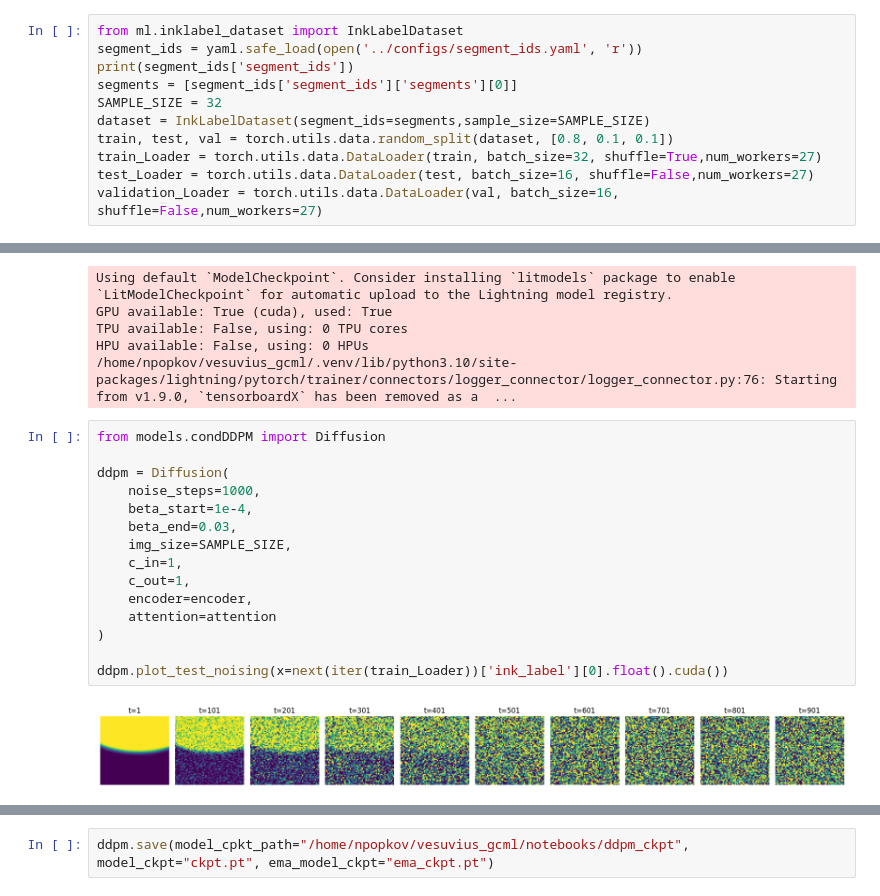
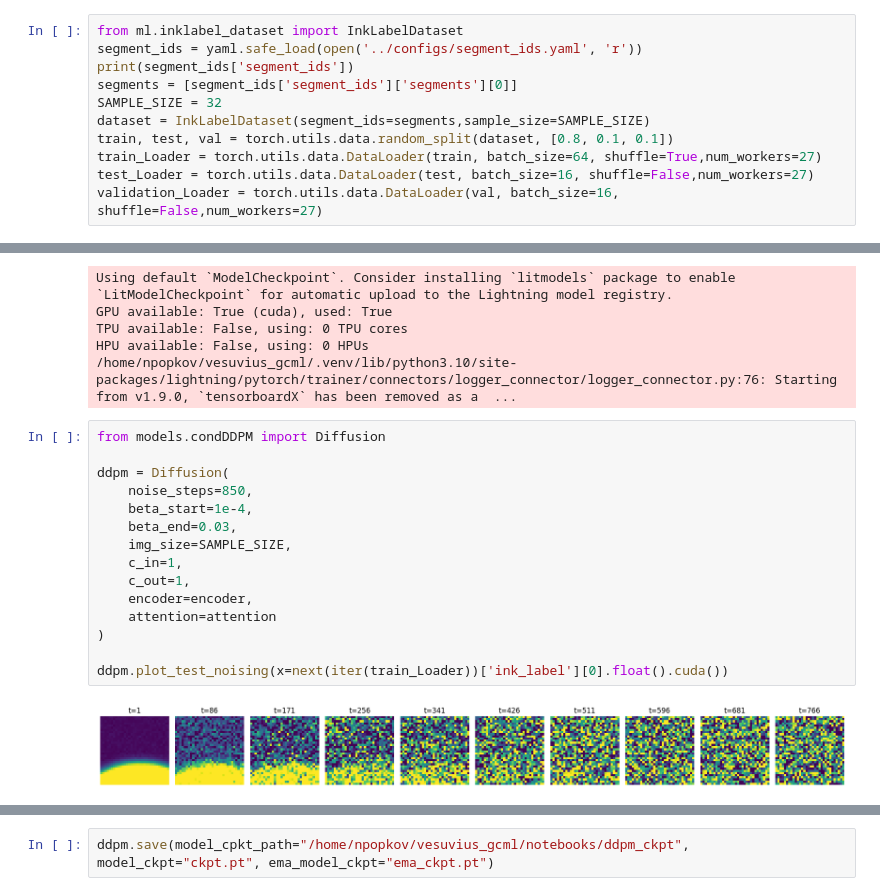
Before and after one commit to naiikaa/grandchallenges_vesuvius, a Jupyter notebook: notebooks/conditional_ddpm_with_ae.ipynb, the cells around one changed output, grey strips where cells are left out. Saved outputs shown, nothing was run; the diff lists cells and outputs as text.

```diff
--- a/notebooks/conditional_ddpm_with_ae.ipynb
+++ b/notebooks/conditional_ddpm_with_ae.ipynb
@@ -30,7 +30,7 @@ segments = [segment_ids['segment_ids']['segments'][0]]
 SAMPLE_SIZE = 32
 dataset = InkLabelDataset(segment_ids=segments,sample_size=SAMPLE_SIZE)
 train, test, val = torch.utils.data.random_split(dataset, [0.8, 0.1, 0.1])
-train_Loader = torch.utils.data.DataLoader(train, batch_size=32, shuffle=True,num_workers=27)
+train_Loader = torch.utils.data.DataLoader(train, batch_size=64, shuffle=True,num_workers=27)
 test_Loader = torch.utils.data.DataLoader(test, batch_size=16, shuffle=False,num_workers=27)
 validation_Loader = torch.utils.data.DataLoader(val, batch_size=16, shuffle=False,num_workers=27)
 # %% [output]
@@ -47,20 +50,20 @@ HPU available: False, using: 0 HPUs
 # %%
 from models.condDDPM import Diffusion
 
 ddpm = Diffusion(
-    noise_steps=1000,
+    noise_steps=850,
     beta_start=1e-4,
     beta_end=0.03,
     img_size=SAMPLE_SIZE,
     c_in=1,
     c_out=1,
     encoder=encoder,
     attention=attention
 )
 
 ddpm.plot_test_noising(x=next(iter(train_Loader))['ink_label'][0].float().cuda())
 # %% [output]
-[figure, old version]
+[figure, new version]
 # %%
 trainer.fit(ddpm, train_Loader, validation_Loader)
 # %% [output]
```
Also changed, not shown: parts of 4 cells of this notebook, 2 other files.
